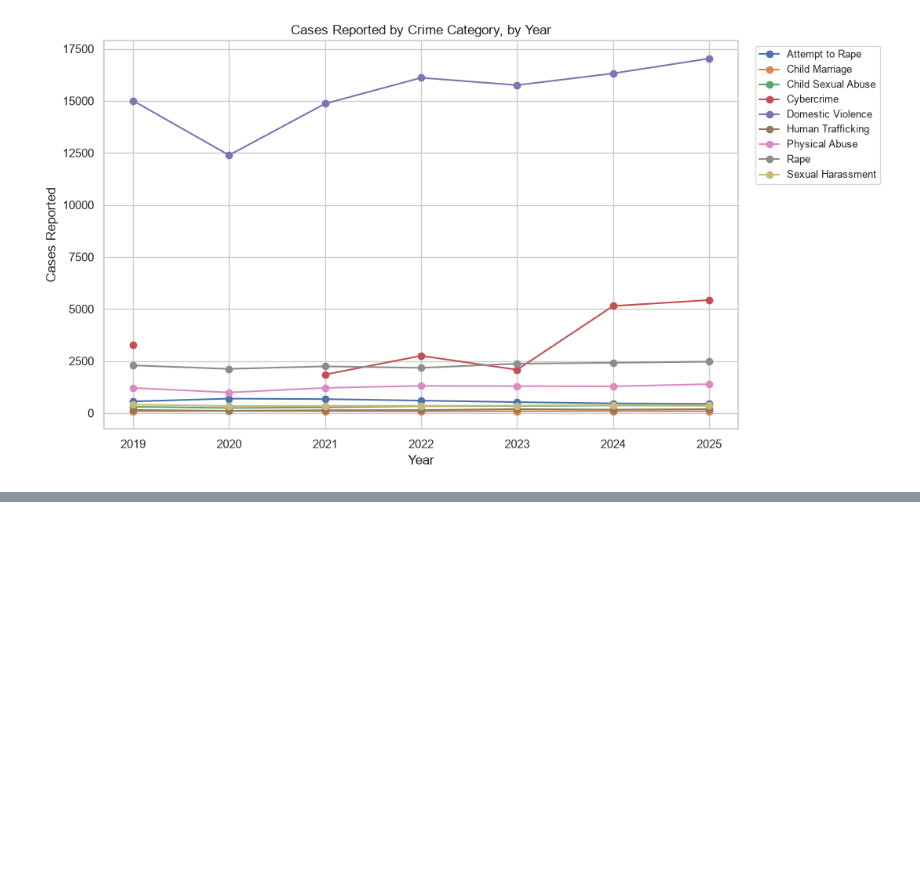
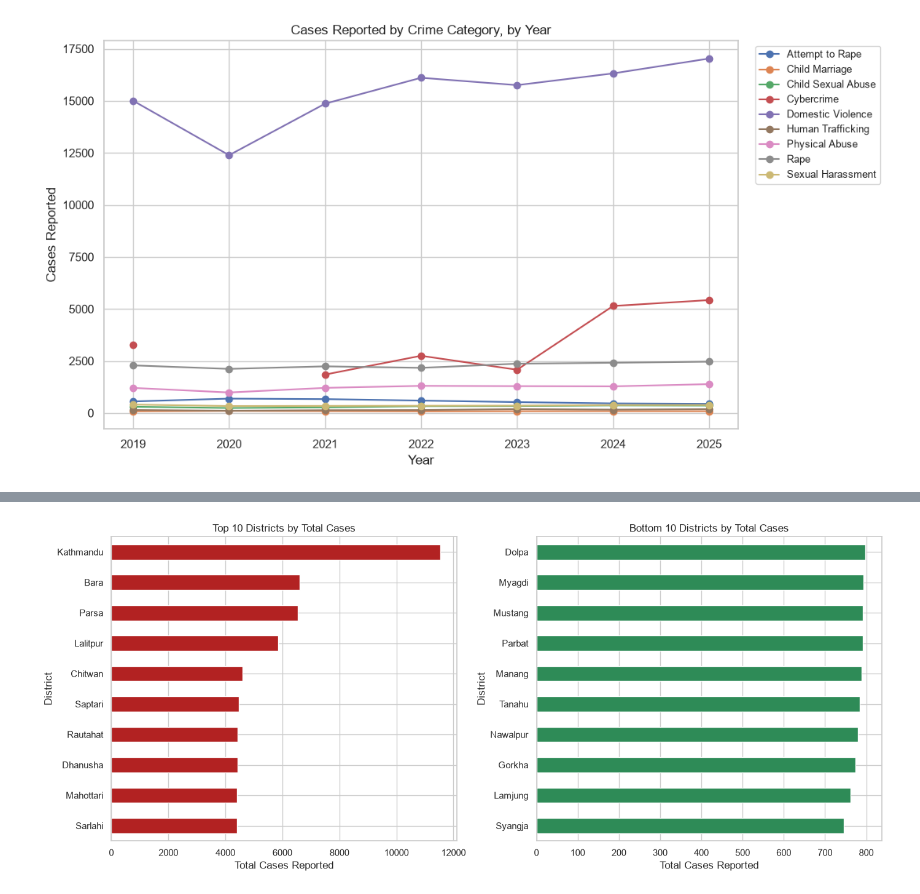
Before and after one commit to rohanpiya/gbv-nepal-eda, a Jupyter notebook: notebooks/01_gbv_nepal_eda.ipynb, the cells around one changed output, grey strips where cells are left out. Cells and saved outputs as stored; diff of their text form; code cells hidden in the pictures; blank space fills up the shorter version.

Commit message:
Analyse geographical patterns (provincial and district level)

```diff
--- a/notebooks/01_gbv_nepal_eda.ipynb
+++ b/notebooks/01_gbv_nepal_eda.ipynb
@@ -256,0 +286,3 @@ plt.show()
+# %%
+district_totals = df[df['Year'] != 2026].groupby('District')['Cases_Reported'].sum().sort_values(ascending=False)
+district_totals
@@ -256,0 +303,17 @@ plt.show()
+# %%
+fig, axes = plt.subplots(1, 2, figsize=(14, 6))
+
+district_totals.head(10).plot(kind='barh', ax=axes[0], color='firebrick')
+axes[0].set_title('Top 10 Districts by Total Cases')
+axes[0].set_xlabel('Total Cases Reported')
+axes[0].invert_yaxis()
+
+district_totals.tail(10).sort_values().plot(kind='barh', ax=axes[1], color='seagreen')
+axes[1].set_title('Bottom 10 Districts by Total Cases')
+axes[1].set_xlabel('Total Cases Reported')
+
+plt.tight_layout()
+plt.savefig('../outputs/figures/district_top_bottom.png', dpi=150)
+plt.show()
+# %% [output]
+[figure, added]
```
Also changed, not shown: parts of 5 cells of this notebook, 2 other files.
